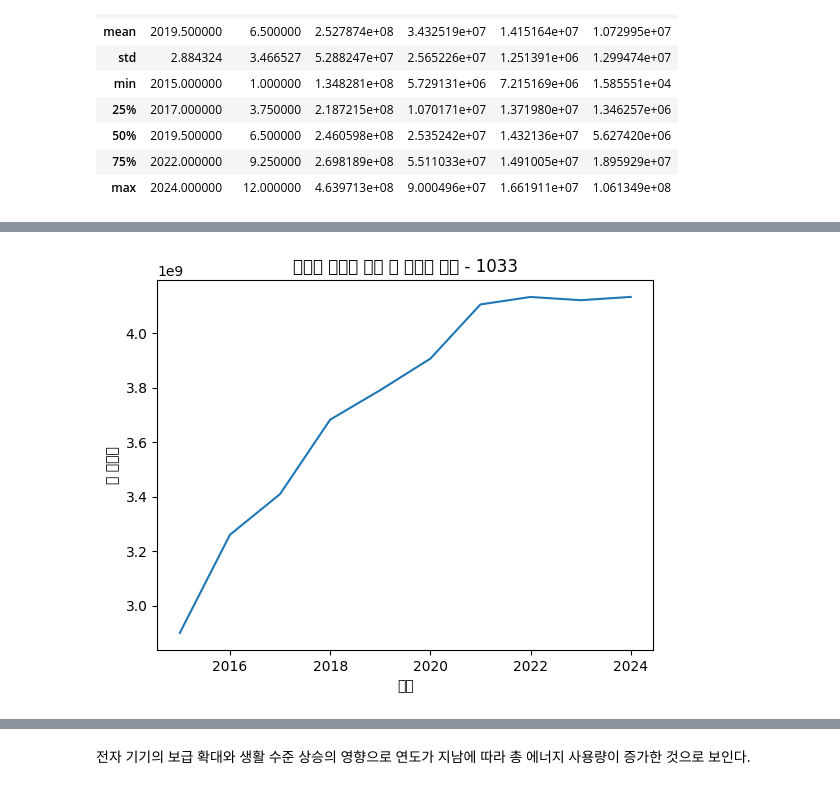
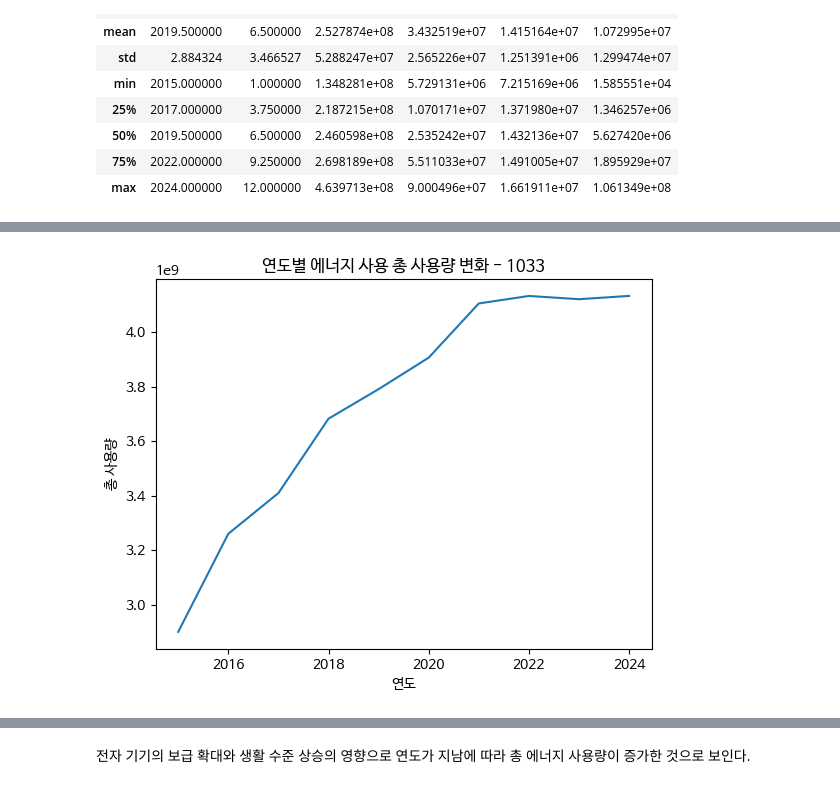
Before and after one commit to kamg2218/Data-Analysis-with-Open-Source, a Jupyter notebook: 오픈소스기반데이터분석_중간과제물.ipynb, the cells around one changed output, grey strips where cells are left out. Saved outputs shown, nothing was run; the diff lists cells and outputs as text; code cells hidden in the pictures.

```diff
--- a/오픈소스기반데이터분석_중간과제물.ipynb
+++ b/오픈소스기반데이터분석_중간과제물.ipynb
@@ -298,6 +298,9 @@ df.describe()
 | 75% | 2022.000000 | 9.250000 | 2.698189e+08 | 5.511033e+07 | 1.491005e+07 | 1.895929e+07 |
 | max | 2024.000000 | 12.000000 | 4.639713e+08 | 9.000496e+07 | 1.661911e+07 | 1.061349e+08 |
 # %%
+import matplotlib.pyplot as plt
+plt.rc('font', family='NanumBarunGothic')
+
 x = df["YEAR"].unique()
 
 df["TOTAL"] = df[["EUS", "GUS", "WUS", "HUS"]].sum(axis=1)
@@ -329,4 +315,4 @@ WARNING:matplotlib.font_manager:findfont: Font family 'NanumBarunGothic' not fou
-[figure, old version]
+[figure, new version]
 # %%
 x = ["봄", "여름", "가을", "겨울"]
 
```
Also changed, not shown: parts of 3 cells of this notebook.
